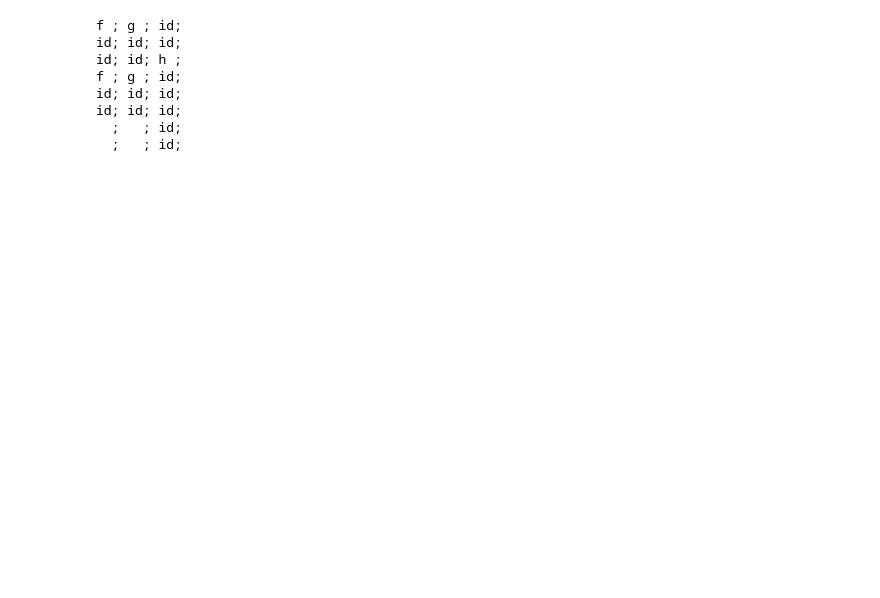
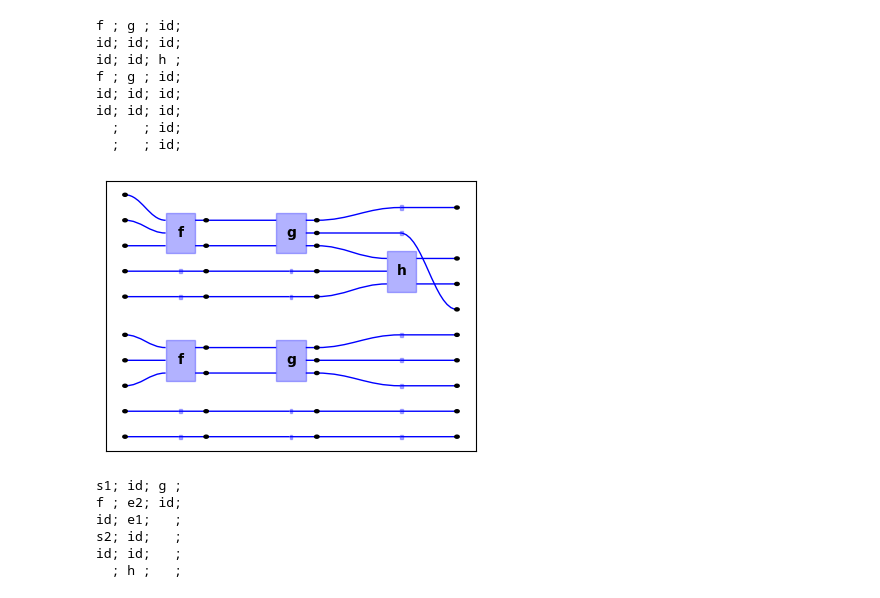
Before and after one commit to alexkoziell/HypNN, a Jupyter notebook: prototyping.ipynb, the cells around one changed output. Saved outputs shown, nothing was run; the diff lists cells and outputs as text; code cells hidden in the pictures; blank space fills up the shorter version.

```diff
--- a/prototyping.ipynb
+++ b/prototyping.ipynb
@@ -46,3 +62,29 @@ id; id; id;
 id; id; id;
   ;   ; id;
   ;   ; id;
+# %%
+gh_g_mpl = MplHypergraph(gh_g)
+gh_g_mpl.draw(figsize=(4, 3))
+# %% [output]
+[figure, added]
+# %%
+stress_test = Hypergraph()
+for _ in range(18):
+    stress_test.add_vertex()
+stress_test.add_edge([0, 1, 2], [3, 12, 16, 4], 'f')
+stress_test.add_edge([6, 13, 5, 9, 14], [11, 10], 'g')
+stress_test.add_edge([4, 3, 15, 8], [5, 6, 7], 'h')
+stress_test.add_edge([12], [], 'e1')
+stress_test.add_edge([16, 17], [], 'e2')
+stress_test.add_edge([], [13, 17, 14], 's1')
+stress_test.add_edge([], [15], 's2')
+stress_test.inputs = [2, 9, 8, 0, 1]
+stress_test.outputs = [10, 7, 11]
+stress_test
+# %% [output]
+s1; id; g ;
+f ; e2; id;
+id; e1;   ;
+s2; id;   ;
+id; id;   ;
+  ; h ;   ;
```
Also changed, not shown: parts of 8 cells of this notebook, 2 other files.
